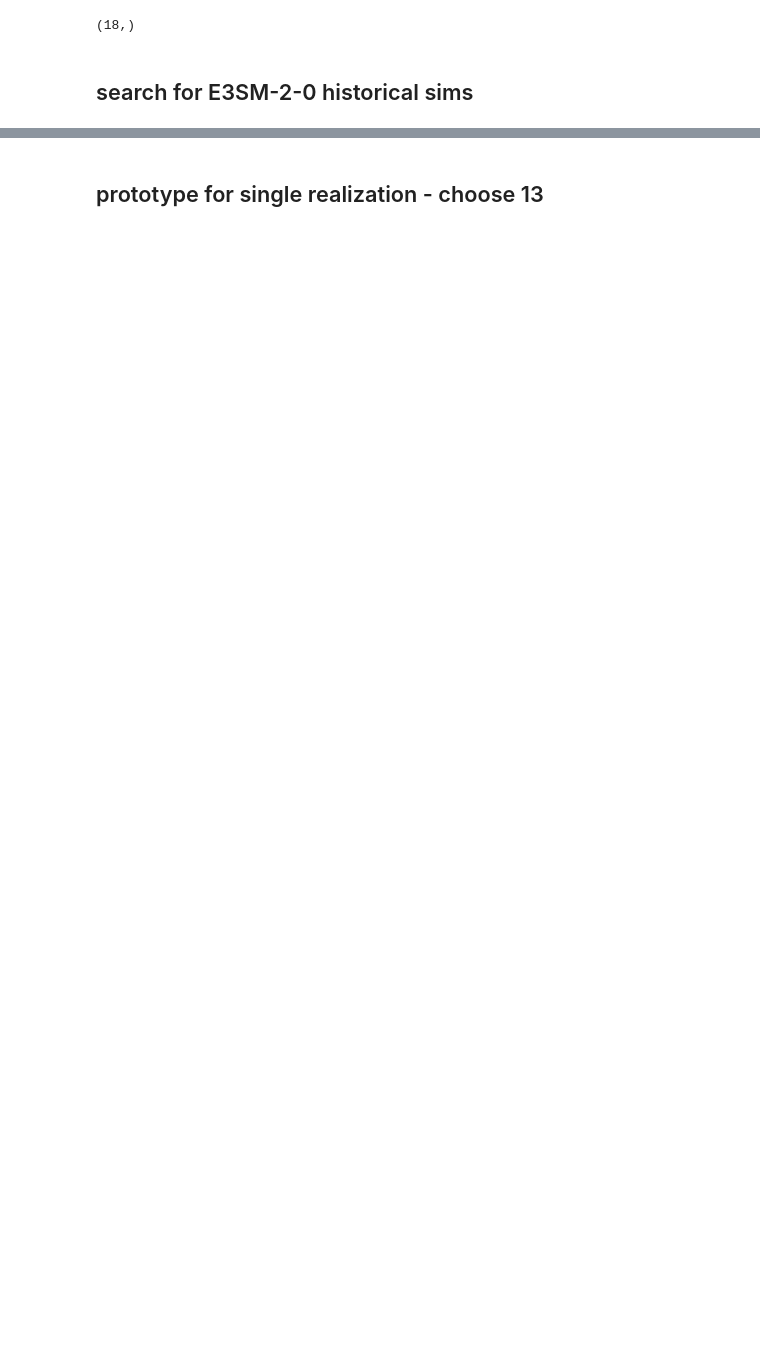
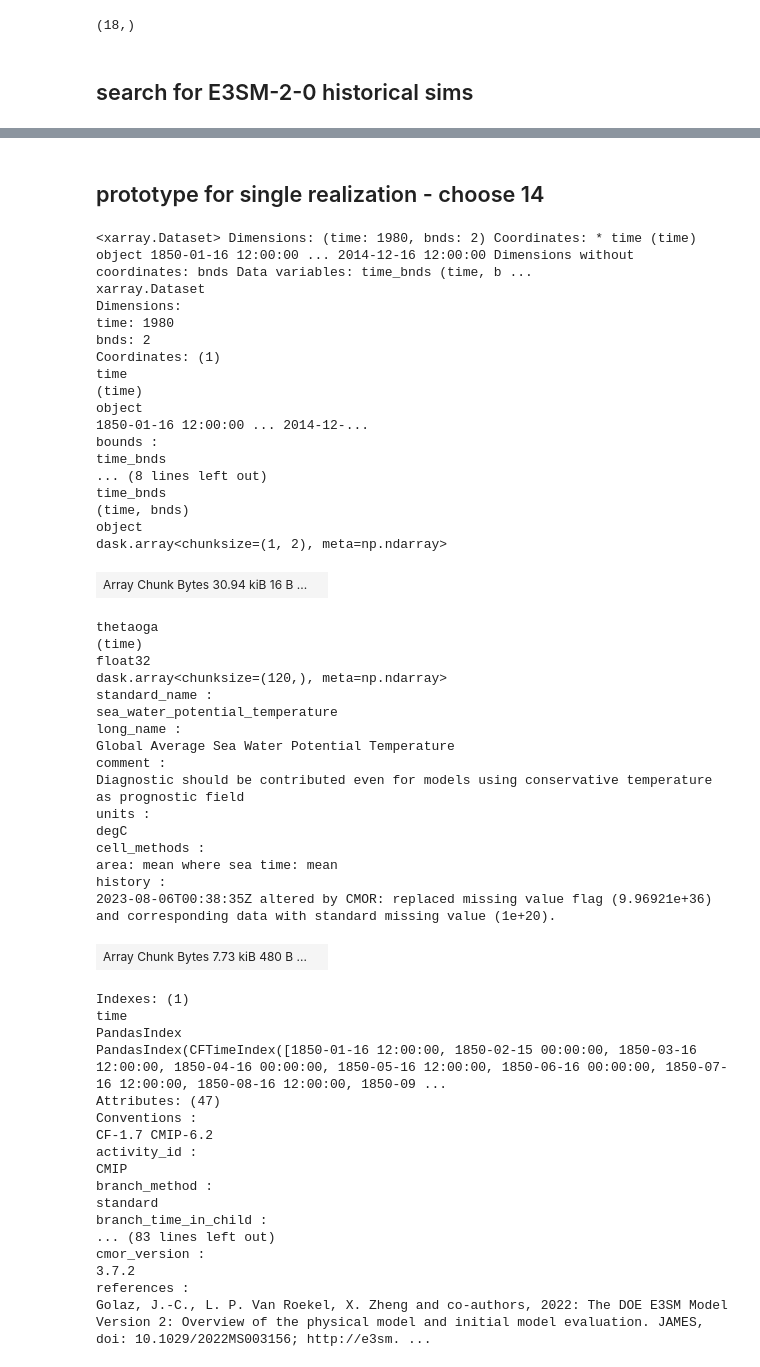
Before and after one commit to durack1/notebooks, a Jupyter notebook: jlnbs/CMIP6-OHC.ipynb, the cells around one changed output, grey strips where cells are left out. Cells and saved outputs as stored; diff of their text form; code cells hidden in the pictures; blank space fills up the shorter version.

```diff
--- a/jlnbs/CMIP6-OHC.ipynb
+++ b/jlnbs/CMIP6-OHC.ipynb
@@ -55,3 +63,3 @@ xs.getValuesForFacet(dpaths, 'model', 'E3SM-2-0')  # also E3SM-1-0 (E3SM-Project
 # %% [markdown]
-## prototype for single realization - choose 13
+## prototype for single realization - choose 14
 # %%
@@ -58,0 +67,55 @@ ds =
+# %%
+ds
+# %% [output]
+<xarray.Dataset> Dimensions: (time: 1980, bnds: 2) Coordinates: * time (time) object 1850-01-16 12:00:00 ... 2014-12-16 12:00:00 Dimensions without coordinates: bnds Data variables: time_bnds (time, b ...
+xarray.Dataset
+Dimensions:
+time: 1980
+bnds: 2
+Coordinates: (1)
+time
+(time)
+object
+1850-01-16 12:00:00 ... 2014-12-...
+bounds :
+time_bnds
+... (8 lines left out)
+time_bnds
+(time, bnds)
+object
+dask.array<chunksize=(1, 2), meta=np.ndarray>
+| Array Chunk Bytes 30.94 kiB 16 B ... |  |
+thetaoga
+(time)
+float32
+dask.array<chunksize=(120,), meta=np.ndarray>
+standard_name :
+sea_water_potential_temperature
+long_name :
+Global Average Sea Water Potential Temperature
+comment :
+Diagnostic should be contributed even for models using conservative temperature as prognostic field
+units :
+degC
+cell_methods :
+area: mean where sea time: mean
+history :
+2023-08-06T00:38:35Z altered by CMOR: replaced missing value flag (9.96921e+36) and corresponding data with standard missing value (1e+20).
+| Array Chunk Bytes 7.73 kiB 480 B ... |  |
+Indexes: (1)
+time
+PandasIndex
+PandasIndex(CFTimeIndex([1850-01-16 12:00:00, 1850-02-15 00:00:00, 1850-03-16 12:00:00, 1850-04-16 00:00:00, 1850-05-16 12:00:00, 1850-06-16 00:00:00, 1850-07-16 12:00:00, 1850-08-16 12:00:00, 1850-09 ...
+Attributes: (47)
+Conventions :
+CF-1.7 CMIP-6.2
+activity_id :
+CMIP
+branch_method :
+standard
+branch_time_in_child :
+... (83 lines left out)
+cmor_version :
+3.7.2
+references :
+Golaz, J.-C., L. P. Van Roekel, X. Zheng and co-authors, 2022: The DOE E3SM Model Version 2: Overview of the physical model and initial model evaluation. JAMES, doi: 10.1029/2022MS003156; http://e3sm. ...
```
Also changed, not shown: parts of 6 cells of this notebook.
